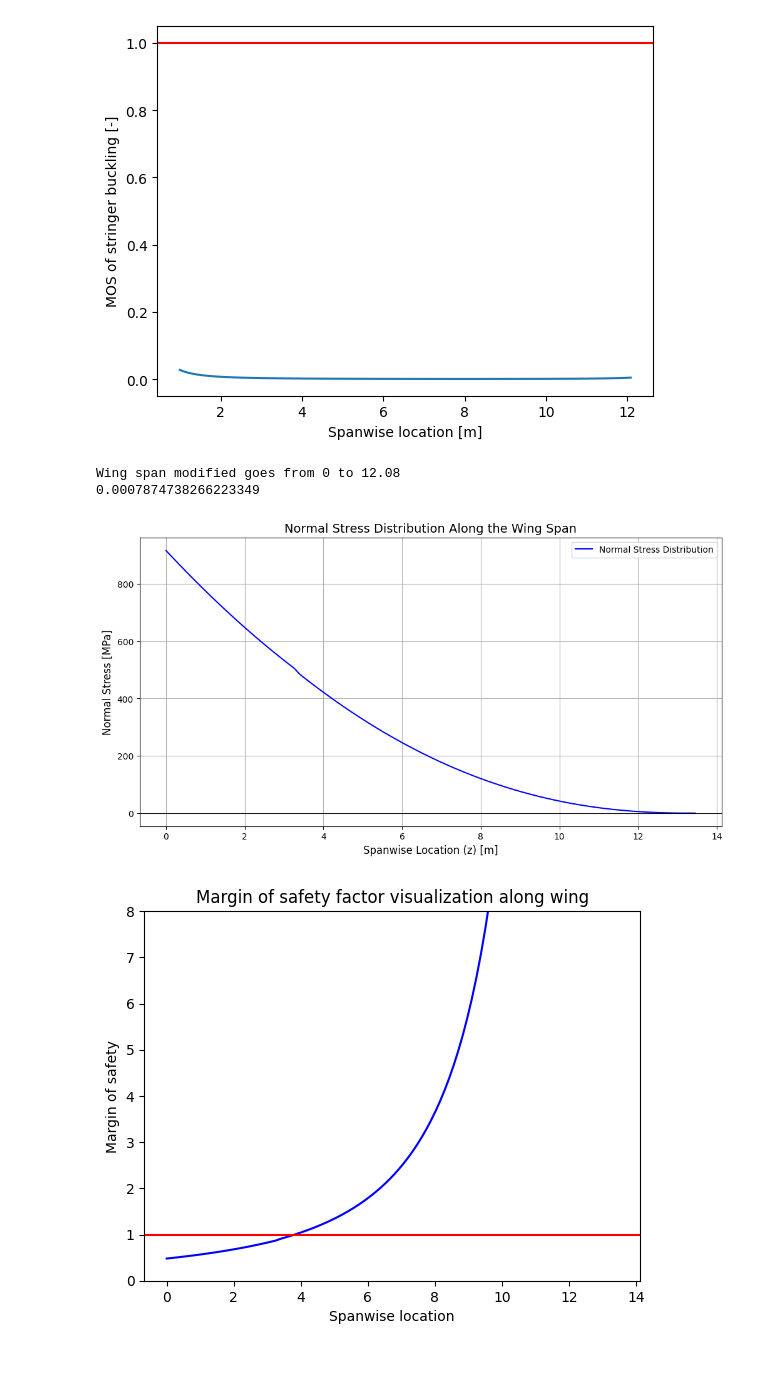
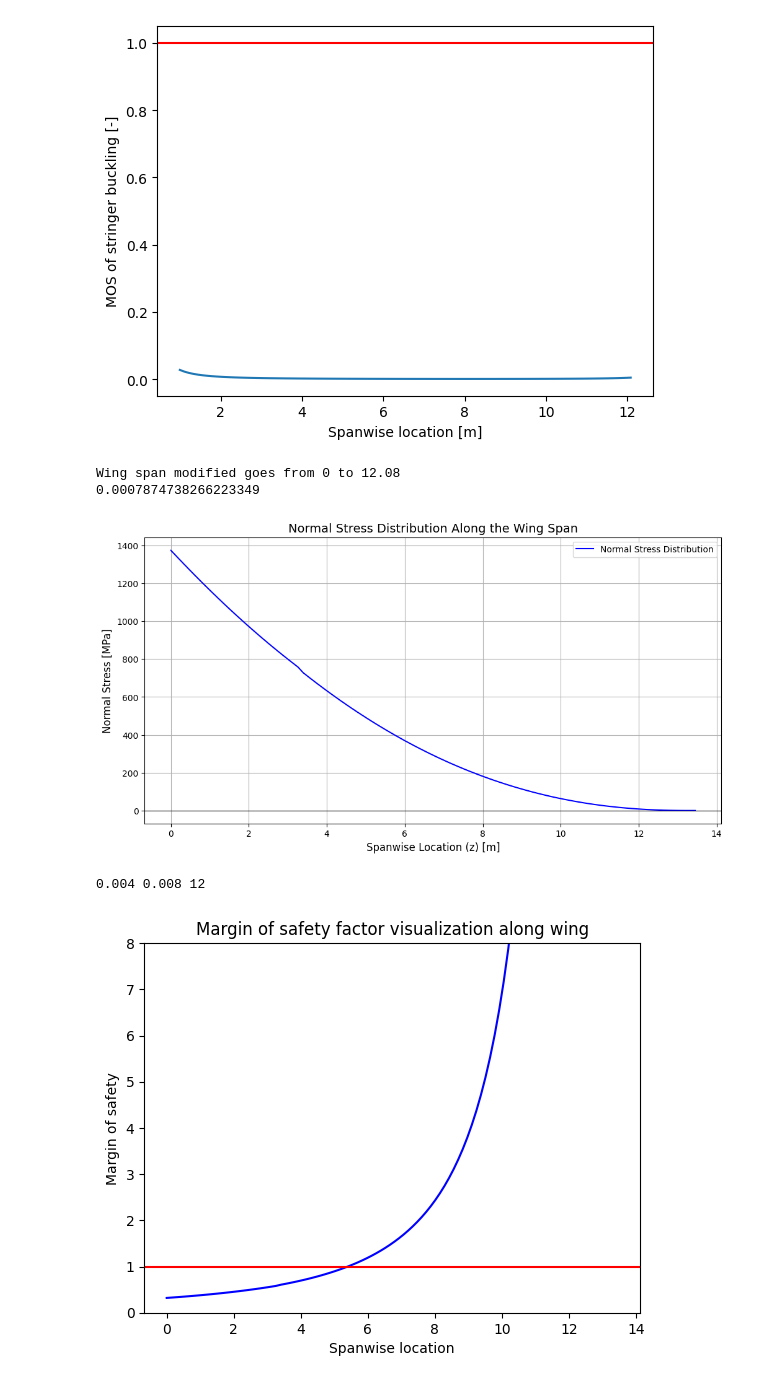
Before and after one commit to federicoangioni/AE2111-I-Aerospace-System-Design, a Jupyter notebook: WP4-5/main_faster.ipynb, the cells around one changed output. Drawn from its saved outputs; the diff is of its cells as text; code cells hidden in the pictures.

```diff
--- a/WP4-5/main_faster.ipynb
+++ b/WP4-5/main_faster.ipynb
@@ -284,7 +284,7 @@ def calculate_stress_distribution(z_points, x_func, y_func, Mx_func, My_func, Ax
         x = x_func(z)
         y = y_func(z)
         sigma_z = stress_z(Mx_func, My_func, Ax_func, Ixx_func, Iyy_func, Ixy_func, Area_func, z, x, y)
-        stress_distribution.append(sigma_z)
+        stress_distribution.append(sigma_z * 1.5)
 
         # print(y)
         # print(Mx_func(z))
@@ -328,32 +328,35 @@ def main():
 
     def margin_of_safety(): # z = location along span
         margin_of_safety = 440000000/stress_distribution
         return margin_of_safety # should be greater than 1 everywhere, otherwise expect failure, can come close to 1 tho not lower
 
     MOS_tens_tab = []
     z_tab = []
 
     def graph_tension_MOS():
         z_values = np.linspace(1, 26.9/2, 1000)
         i=0
+        print(t_caps, t_spar, area_factor)
+
         for z in z_points:
             MOS_tens_tab.append(margin_of_safety()[i])
             z_tab.append(z)
             i+=1
         plt.plot(z_points, MOS_tens_tab, label="Normal Stress Distribution", color="blue")
         plt.axhline(y=1, color='r')
         plt.title('Margin of safety factor visualization along wing')
         plt.xlabel('Spanwise location')
         plt.ylabel('Margin of safety')
         plt.ylim(0, 8)  # Set the y-axis limits
         plt.show()
 
     graph_tension_MOS()
 
 if __name__ == "__main__":
     main()
 # %% [output]
 Wing span modified goes from 0 to 12.08
 0.0007874738266223349
-[figure, old version]
+[figure, new version]
+0.004 0.008 12
-[figure, old version]
+[figure, new version]
```
Also changed, not shown: 4 other files.
